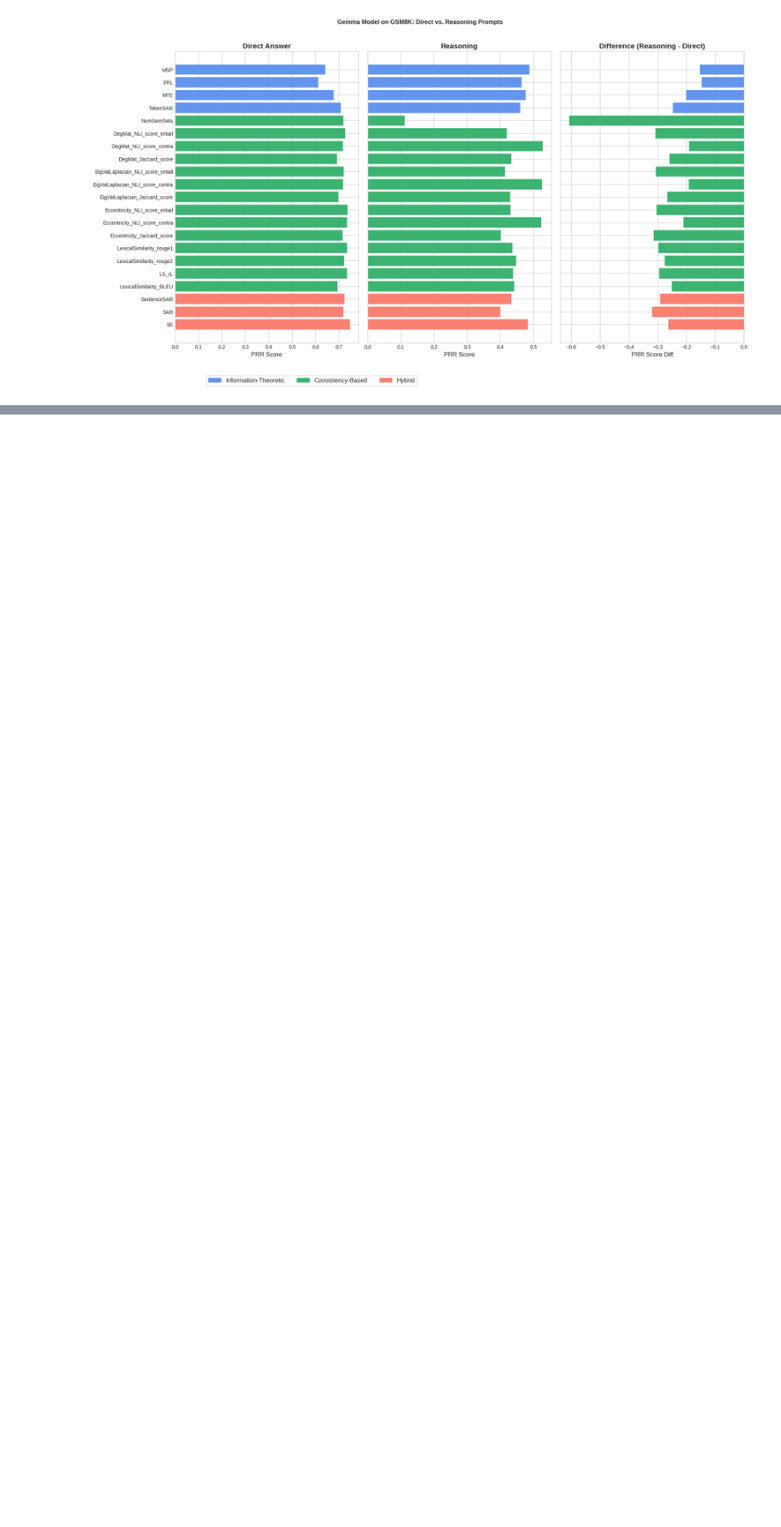
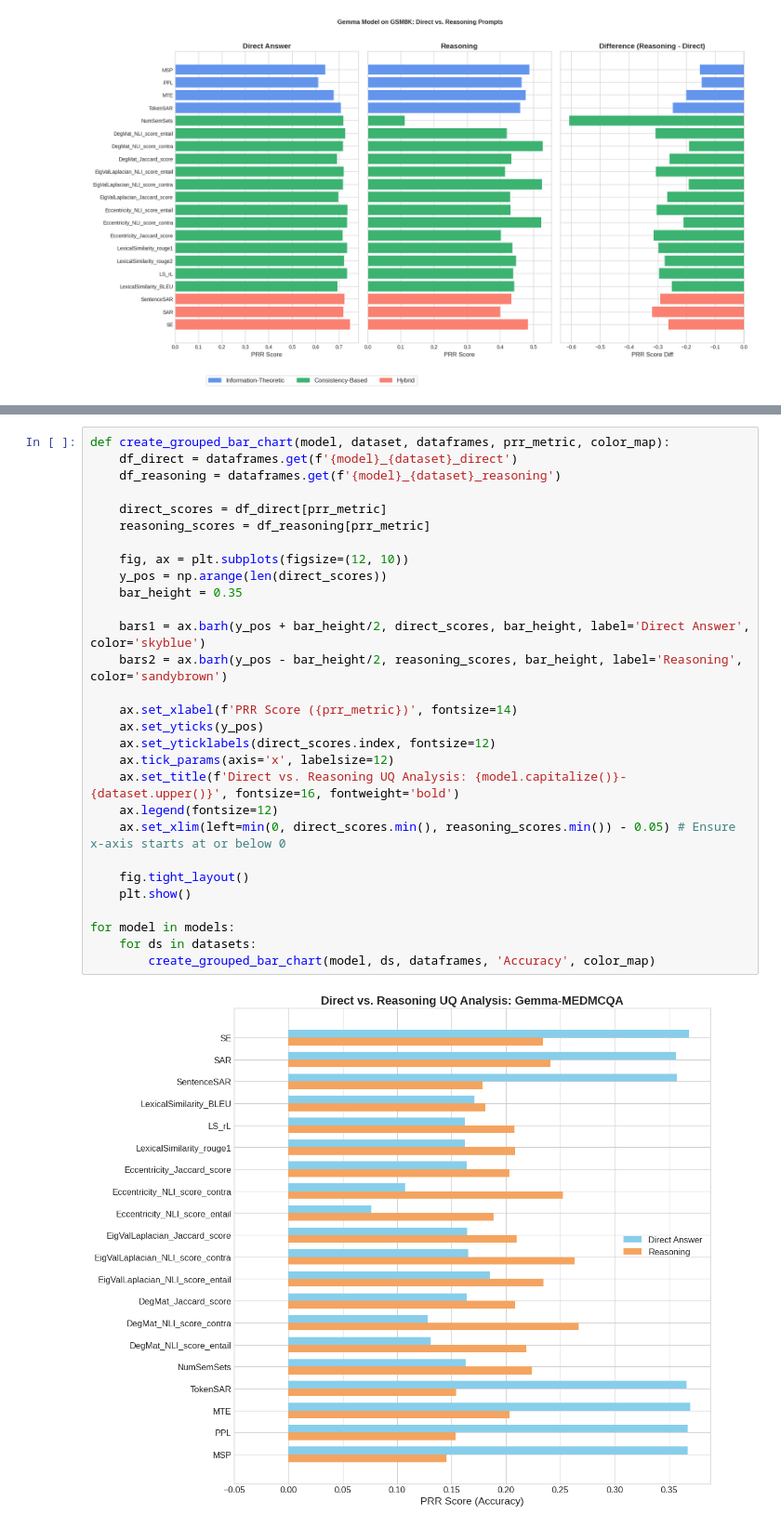
Before and after one commit to rvashurin/lm-polygraph, a Jupyter notebook: ugrip-analysis/ugrip_analysis.ipynb, the cells around one changed output, grey strips where cells are left out. Shown at 93% size. Drawn from its saved outputs; the diff is of its cells as text; blank space fills up the shorter version.

Commit message:
Recent analysis changes

```diff
--- a/ugrip-analysis/ugrip_analysis.ipynb
+++ b/ugrip-analysis/ugrip_analysis.ipynb
@@ -208,0 +334,31 @@ plt.show()
+# %%
+def create_grouped_bar_chart(model, dataset, dataframes, prr_metric, color_map):
+    df_direct = dataframes.get(f'{model}_{dataset}_direct')
+    df_reasoning = dataframes.get(f'{model}_{dataset}_reasoning')
+
+    direct_scores = df_direct[prr_metric]
+    reasoning_scores = df_reasoning[prr_metric]
+
+    fig, ax = plt.subplots(figsize=(12, 10))
+    y_pos = np.arange(len(direct_scores))
+    bar_height = 0.35
+
+    bars1 = ax.barh(y_pos + bar_height/2, direct_scores, bar_height, label='Direct Answer', color='skyblue')
+    bars2 = ax.barh(y_pos - bar_height/2, reasoning_scores, bar_height, label='Reasoning', color='sandybrown')
+
+    ax.set_xlabel(f'PRR Score ({prr_metric})', fontsize=14)
+    ax.set_yticks(y_pos)
+    ax.set_yticklabels(direct_scores.index, fontsize=12)
+    ax.tick_params(axis='x', labelsize=12)
+    ax.set_title(f'Direct vs. Reasoning UQ Analysis: {model.capitalize()}-{dataset.upper()}', fontsize=16, fontweight='bold')
+    ax.legend(fontsize=12)
+    ax.set_xlim(left=min(0, direct_scores.min(), reasoning_scores.min()) - 0.05) # Ensure x-axis starts at or below 0
+
+    fig.tight_layout()
+    plt.show()
+
+for model in models:
+    for ds in datasets:
+        create_grouped_bar_chart(model, ds, dataframes, 'Accuracy', color_map)
+# %% [output]
+[figure, added]
```
Also changed, not shown: parts of 9 cells of this notebook.
